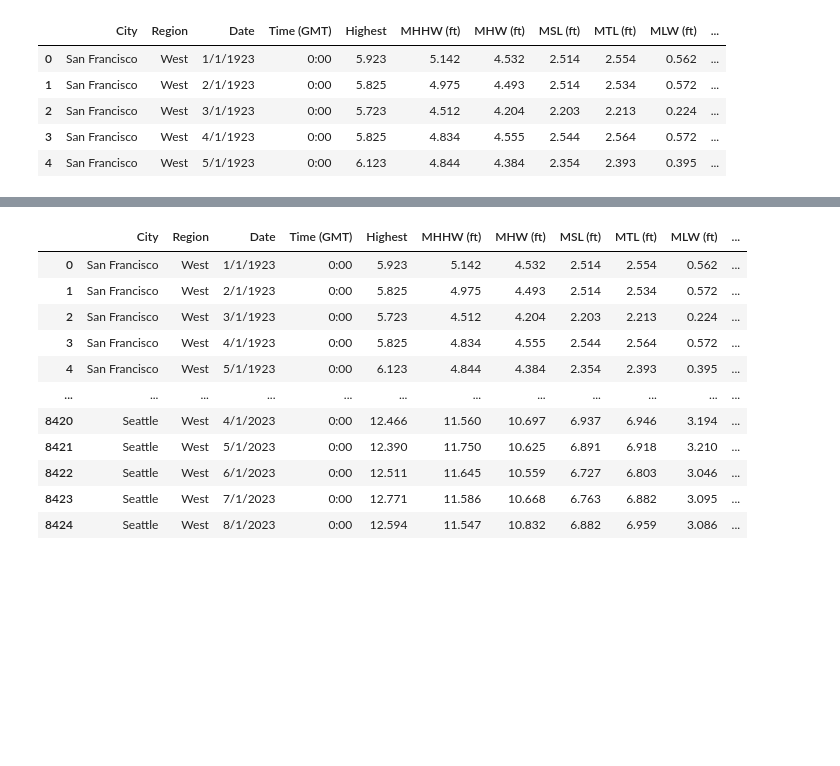
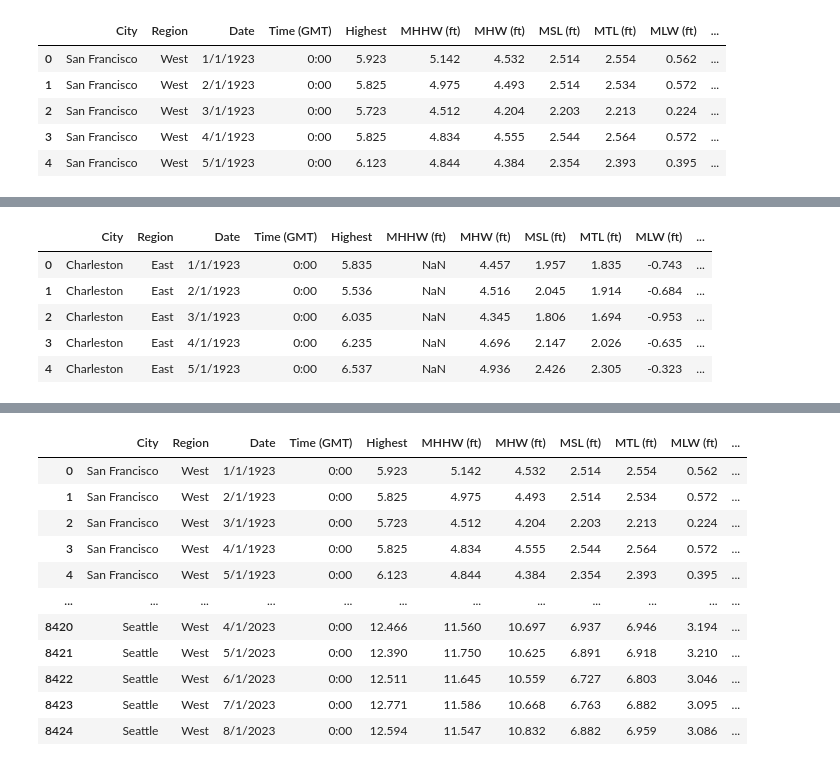
Before and after one commit to Juslima/Project_4, a Jupyter notebook: Project_4.ipynb, the cells around one changed output, grey strips where cells are left out. Cells and saved outputs as stored; diff of their text form; code cells hidden in the pictures; blank space fills up the shorter version.

```diff
--- a/Project_4.ipynb
+++ b/Project_4.ipynb
@@ -36,0 +64,9 @@ San_Francisco.head()
+# %%
+Charleston.head()
+# %% [output]
+|  | City | Region | Date | Time (GMT) | Highest | MHHW (ft) | MHW (ft) | MSL (ft) | MTL (ft) | MLW (ft) | ... |
+| 0 | Charleston | East | 1/1/1923 | 0:00 | 5.835 | NaN | 4.457 | 1.957 | 1.835 | -0.743 | ... |
+| 1 | Charleston | East | 2/1/1923 | 0:00 | 5.536 | NaN | 4.516 | 2.045 | 1.914 | -0.684 | ... |
+| 2 | Charleston | East | 3/1/1923 | 0:00 | 6.035 | NaN | 4.345 | 1.806 | 1.694 | -0.953 | ... |
+| 3 | Charleston | East | 4/1/1923 | 0:00 | 6.235 | NaN | 4.696 | 2.147 | 2.026 | -0.635 | ... |
+| 4 | Charleston | East | 5/1/1923 | 0:00 | 6.537 | NaN | 4.936 | 2.426 | 2.305 | -0.323 | ... |
```
Also changed, not shown: parts of 10 cells of this notebook, 1 other file.
